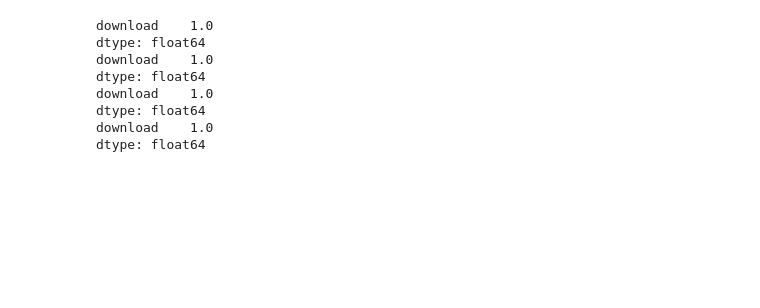
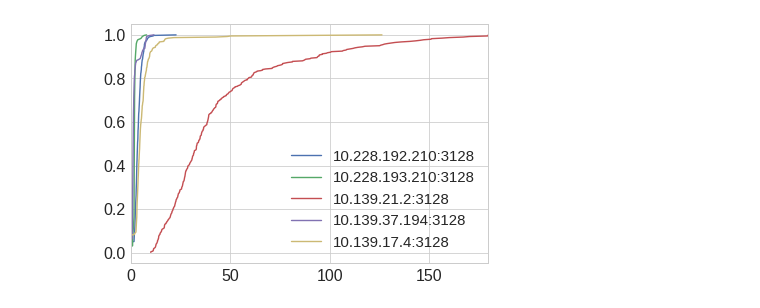
Before and after one commit to khulan8824/shellKhulan, a Jupyter notebook: plots/proxy_plots.ipynb, the cells around one changed output. Drawn from its saved outputs; the diff is of its cells as text; code cells hidden in the pictures; blank space fills up the shorter version.

```diff
--- a/plots/proxy_plots.ipynb
+++ b/plots/proxy_plots.ipynb
@@ -90,57 +90,27 @@ if __name__ == '__main__':
 # %%
 def plot_ecdf(results, var):
     """Plot the ECDF of the median accross the nodes of a variable"""
     lbl = []
     for v in var:
+        series = pd.Series(results[v].download)
+        results[v].reindex(index = results[v].download)
         ecdf = getECDF(results[v])
-        print(ecdf)
-        #ecdf.plot()
-        #lbl.append(v)
-        #plt.show()
-   # plt.ylabel('ECDF')
-    #plt.legend(lbl, loc = 'lower right')
-    #plt.xlim(0,MAX_YVAL)
-    #plt.show()
+        ecdf.plot()
+        lbl.append(v)
+    plt.legend(lbl, loc = 'lower right')
+    plt.show()
 
 ######### Assistant functions###############
 
-def getMedianDF(nodes_results,var):
-    """"Helper function that extracts median time series of the var accross the various nodes"""
-    series = []
-    total=0
-    count=0
-    for name,r in nodes_results.items():
-        s = r.groupby('date',axis=1).mean()[var]
-        total+=s.mean()
-        count+=1
-        s.name = name
-        series.append(s)
-    #try:
-    df = pd.concat(series,axis=1)
-    #except:
-        #ipdb.set_trace()
-    median = df.median(axis=1)
-    median.name = var
-    return median
-
 def getECDF(df):
     """Helper function that caclulates the ECDF of a dataframe"""
-    #df.index = df.index.to_series().dt.strftime('%H:%M')
-    df = df.sort_values('download').count()
+    df = df.download.value_counts()
     ecdf = df.sort_index().cumsum()*1./df.sum()
-
     return ecdf
 
 
 if __name__ == '__main__':
     nodes_results = read_inputs()
     plot_ecdf(nodes_results, list(nodes_results))
 # %% [output]
-download    1.0
-dtype: float64
-download    1.0
-dtype: float64
-download    1.0
-dtype: float64
-download    1.0
-dtype: float64
+[figure, added]
```
Also changed, not shown: parts of 1 cell of this notebook.
